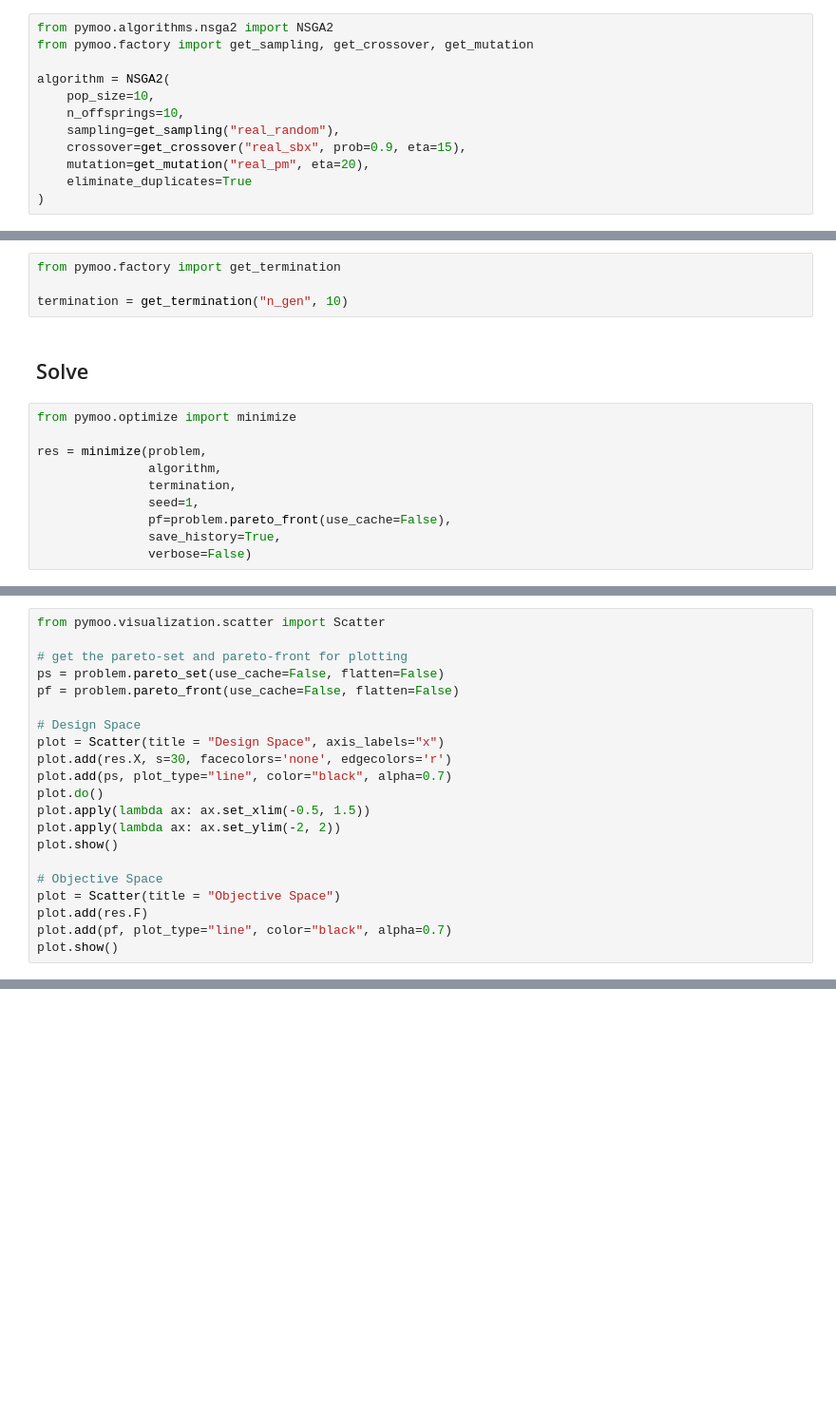
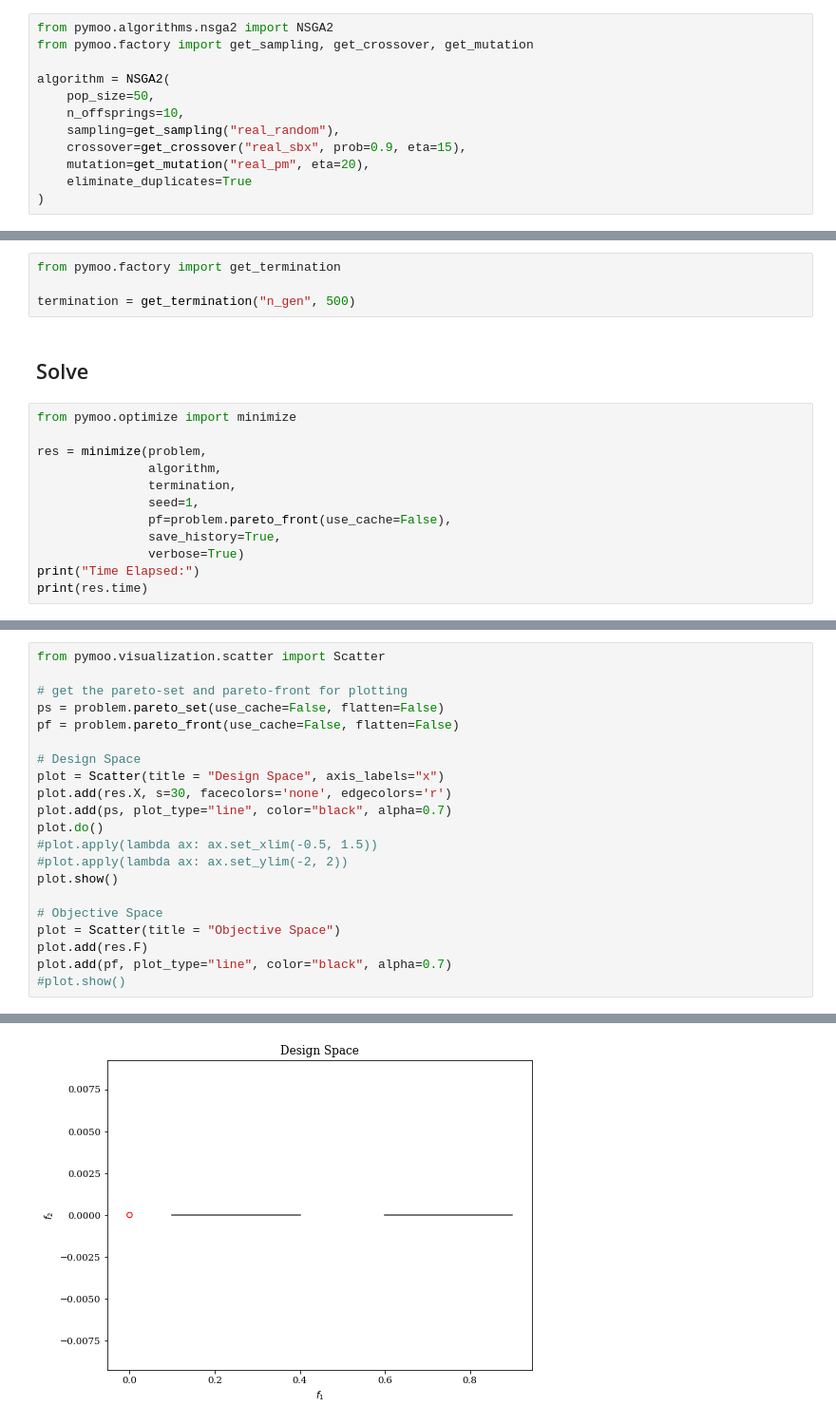
Before and after one commit to gmclove/pymoo, a Jupyter notebook: practice/snow-farming/Modeling/modeling-mulch-thermal-diff-pymoo.ipynb, the cells around one changed output, grey strips where cells are left out. Shown at 95% size. Saved outputs shown, nothing was run; the diff lists cells and outputs as text; blank space fills up the shorter version.

```diff
--- a/practice/snow-farming/Modeling/modeling-mulch-thermal-diff-pymoo.ipynb
+++ b/practice/snow-farming/Modeling/modeling-mulch-thermal-diff-pymoo.ipynb
@@ -321,7 +313,7 @@ from pymoo.algorithms.nsga2 import NSGA2
 from pymoo.factory import get_sampling, get_crossover, get_mutation
 
 algorithm = NSGA2(
-    pop_size=10,
+    pop_size=50,
     n_offsprings=10,
     sampling=get_sampling("real_random"),
     crossover=get_crossover("real_sbx", prob=0.9, eta=15),
@@ -333,7 +331,7 @@ algorithm = NSGA2(
 # %%
 from pymoo.factory import get_termination
 
-termination = get_termination("n_gen", 10)
+termination = get_termination("n_gen", 500)
 # %% [markdown]
 ## Solve
 # %%
@@ -345,5 +343,7 @@ res = minimize(problem,
                seed=1,
                pf=problem.pareto_front(use_cache=False),
                save_history=True,
-               verbose=False)
+               verbose=True)
+print("Time Elapsed:")
+print(res.time)
 # %% [output]
@@ -373,12 +379,13 @@ plot = Scatter(title = "Design Space", axis_labels="x")
 plot.add(res.X, s=30, facecolors='none', edgecolors='r')
 plot.add(ps, plot_type="line", color="black", alpha=0.7)
 plot.do()
-plot.apply(lambda ax: ax.set_xlim(-0.5, 1.5))
-plot.apply(lambda ax: ax.set_ylim(-2, 2))
+#plot.apply(lambda ax: ax.set_xlim(-0.5, 1.5))
+#plot.apply(lambda ax: ax.set_ylim(-2, 2))
 plot.show()
 
 # Objective Space
 plot = Scatter(title = "Objective Space")
 plot.add(res.F)
 plot.add(pf, plot_type="line", color="black", alpha=0.7)
-plot.show()
+#plot.show()
+# %% [output]
@@ -384,0 +393 @@ plot.show()
+[figure, added]
```
Also changed, not shown: parts of 15 cells of this notebook.
